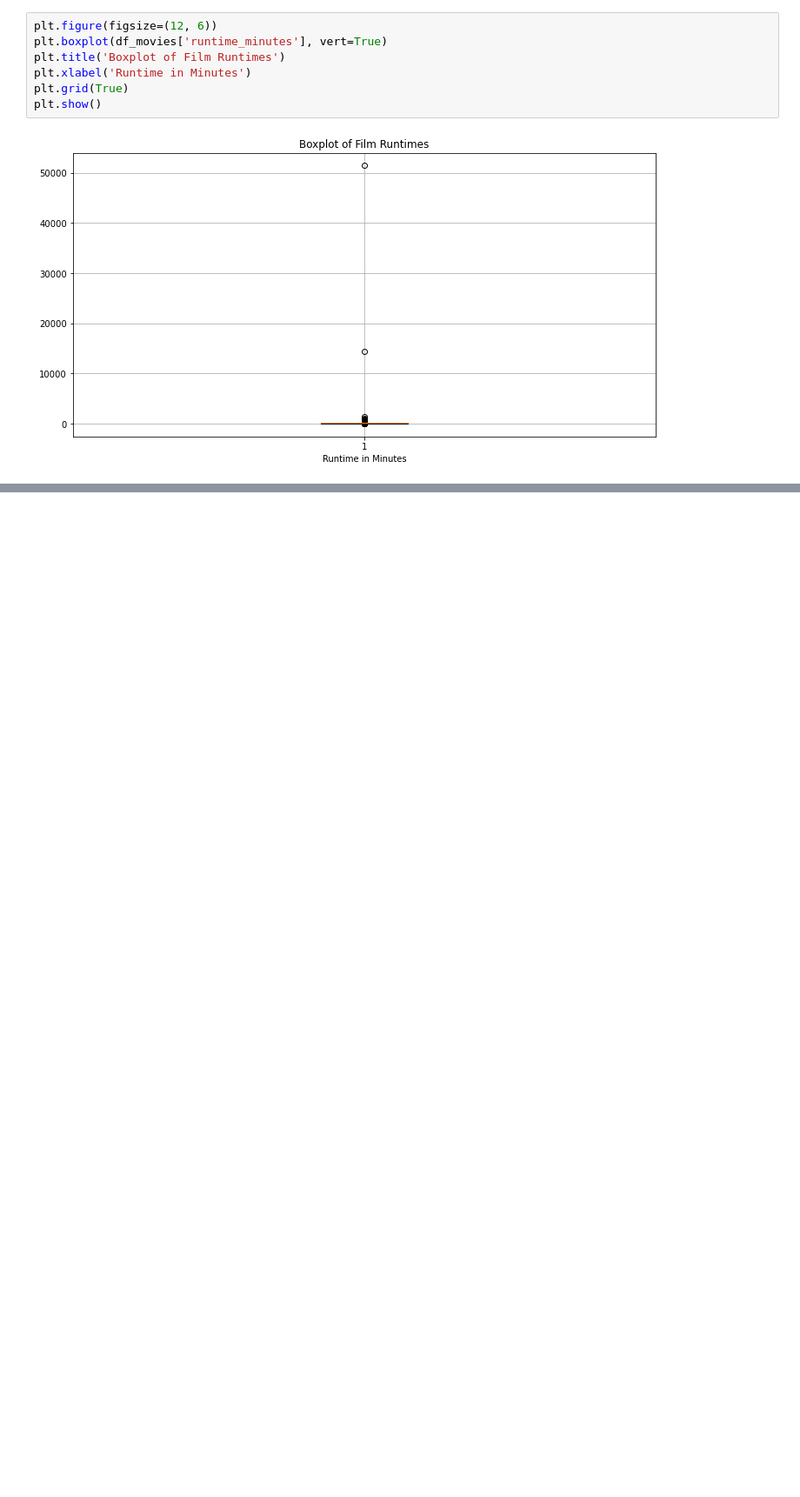
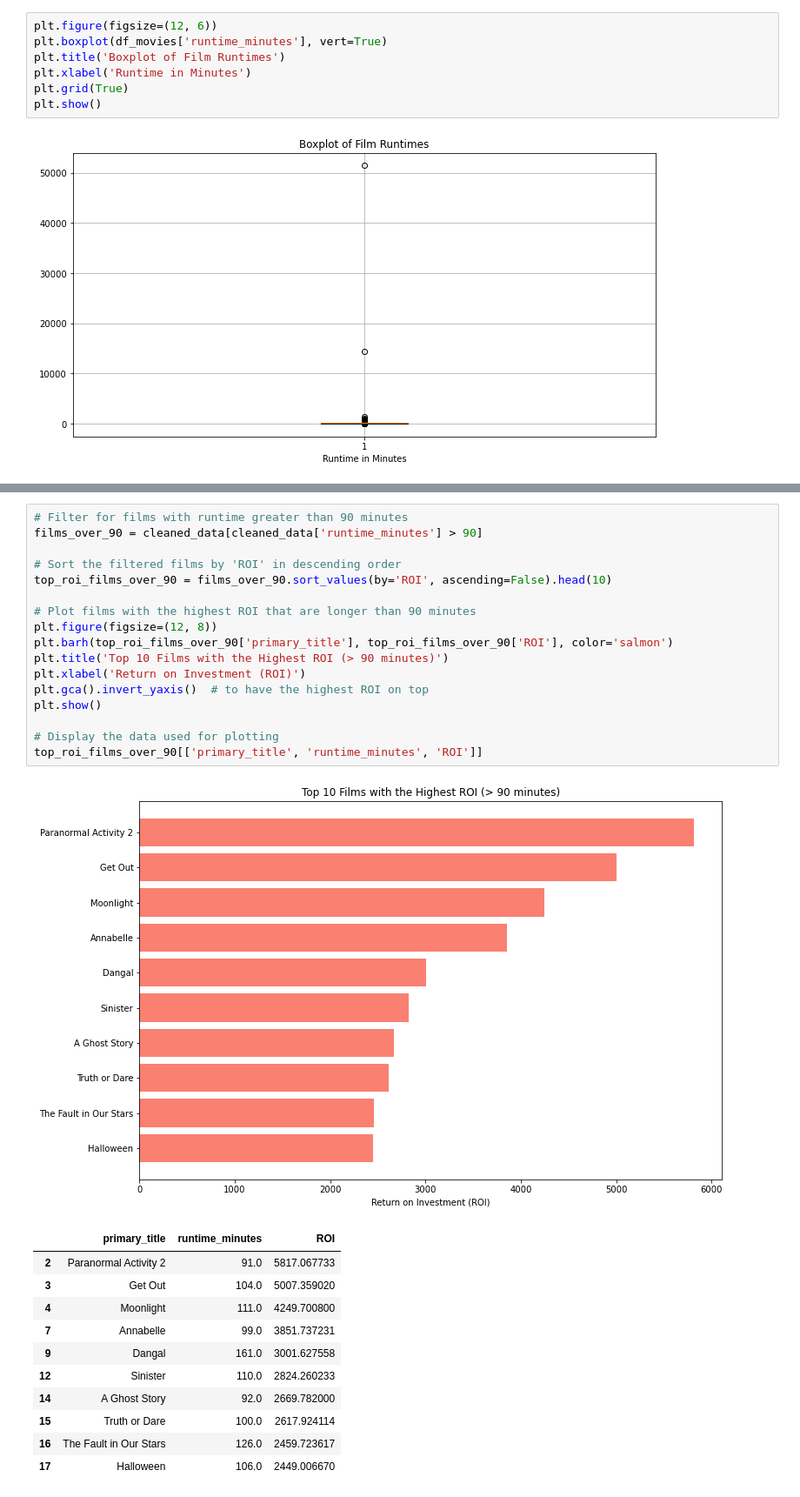
Before and after one commit to pyamin1878/Movie-Project, a Jupyter notebook: Notebooks/student_working_notebook_pat.ipynb, the cells around one changed output, grey strips where cells are left out. Shown: that part at 87% size. Cells and saved outputs as stored; diff of their text form; blank space fills up the shorter version.

```diff
--- a/Notebooks/student_working_notebook_pat.ipynb
+++ b/Notebooks/student_working_notebook_pat.ipynb
@@ -471,0 +584,30 @@ plt.show()
+# %%
+# Filter for films with runtime greater than 90 minutes
+films_over_90 = cleaned_data[cleaned_data['runtime_minutes'] > 90]
+
+# Sort the filtered films by 'ROI' in descending order
+top_roi_films_over_90 = films_over_90.sort_values(by='ROI', ascending=False).head(10)
+
+# Plot films with the highest ROI that are longer than 90 minutes
+plt.figure(figsize=(12, 8))
+plt.barh(top_roi_films_over_90['primary_title'], top_roi_films_over_90['ROI'], color='salmon')
+plt.title('Top 10 Films with the Highest ROI (> 90 minutes)')
+plt.xlabel('Return on Investment (ROI)')
+plt.gca().invert_yaxis()  # to have the highest ROI on top
+plt.show()
+
+# Display the data used for plotting
+top_roi_films_over_90[['primary_title', 'runtime_minutes', 'ROI']]
+# %% [output]
+[figure, added]
+|  | primary_title | runtime_minutes | ROI |
+| 2 | Paranormal Activity 2 | 91.0 | 5817.067733 |
+| 3 | Get Out | 104.0 | 5007.359020 |
+| 4 | Moonlight | 111.0 | 4249.700800 |
+| 7 | Annabelle | 99.0 | 3851.737231 |
+| 9 | Dangal | 161.0 | 3001.627558 |
+| 12 | Sinister | 110.0 | 2824.260233 |
+| 14 | A Ghost Story | 92.0 | 2669.782000 |
+| 15 | Truth or Dare | 100.0 | 2617.924114 |
+| 16 | The Fault in Our Stars | 126.0 | 2459.723617 |
+| 17 | Halloween | 106.0 | 2449.006670 |
```
Also changed, not shown: parts of 10 cells of this notebook.
